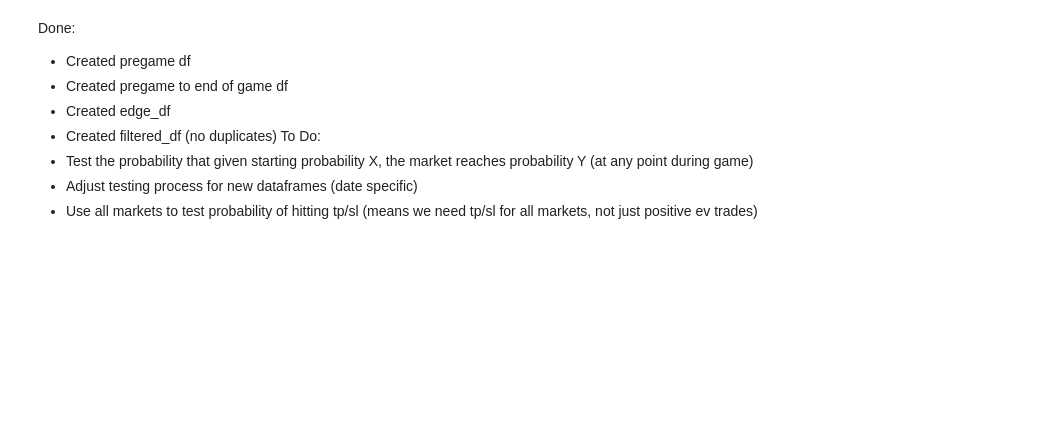
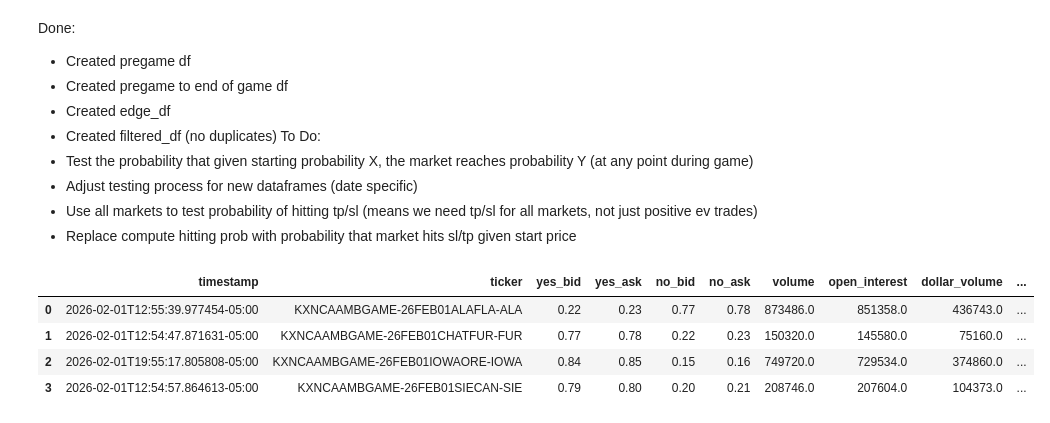
Before and after one commit to bassuaz24/kalshi_bets, a Jupyter notebook: base/analysis/data_analysis.ipynb, the cells around one changed output. Saved outputs shown, nothing was run; the diff lists cells and outputs as text; code cells hidden in the pictures; blank space fills up the shorter version.

```diff
--- a/base/analysis/data_analysis.ipynb
+++ b/base/analysis/data_analysis.ipynb
@@ -24,5 +24,6 @@ To Do:
 - Test the probability that given starting probability X, the market reaches probability Y (at any point during game)
 - Adjust testing process for new dataframes (date specific)
 - Use all markets to test probability of hitting tp/sl (means we need tp/sl for all markets, not just positive ev trades)
+- Replace compute hitting prob with probability that market hits sl/tp given start price
 # %%
 start_date = '2026-01-30'
@@ -119,6 +129,14 @@ for date_str in pregame_df_dict.keys():
         continue
 
     edge_df_dict[date_str] = edge_df.copy()
+# %%
+edge_df_dict['2026-02-01']
+# %% [output]
+|  | timestamp | ticker | yes_bid | yes_ask | no_bid | no_ask | volume | open_interest | dollar_volume | ... |
+| 0 | 2026-02-01T12:55:39.977454-05:00 | KXNCAAMBGAME-26FEB01ALAFLA-ALA | 0.22 | 0.23 | 0.77 | 0.78 | 873486.0 | 851358.0 | 436743.0 | ... |
+| 1 | 2026-02-01T12:54:47.871631-05:00 | KXNCAAMBGAME-26FEB01CHATFUR-FUR | 0.77 | 0.78 | 0.22 | 0.23 | 150320.0 | 145580.0 | 75160.0 | ... |
+| 2 | 2026-02-01T19:55:17.805808-05:00 | KXNCAAMBGAME-26FEB01IOWAORE-IOWA | 0.84 | 0.85 | 0.15 | 0.16 | 749720.0 | 729534.0 | 374860.0 | ... |
+| 3 | 2026-02-01T12:54:57.864613-05:00 | KXNCAAMBGAME-26FEB01SIECAN-SIE | 0.79 | 0.80 | 0.20 | 0.21 | 208746.0 | 207604.0 | 104373.0 | ... |
 # %%
 for date_str in edge_df_dict.keys():
     edge_df = edge_df_dict[date_str]
```
Also changed, not shown: parts of 13 cells of this notebook, 1 other file.
